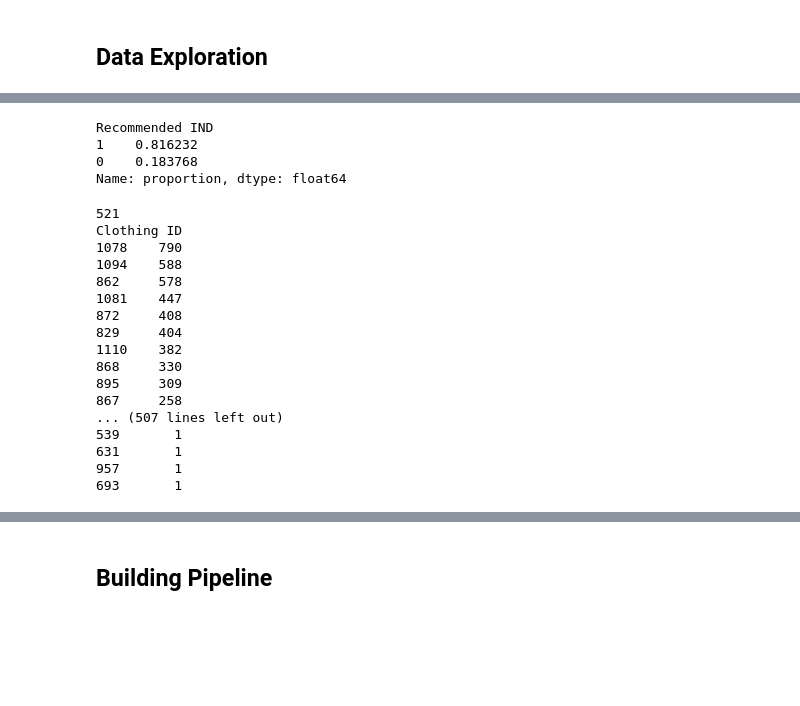
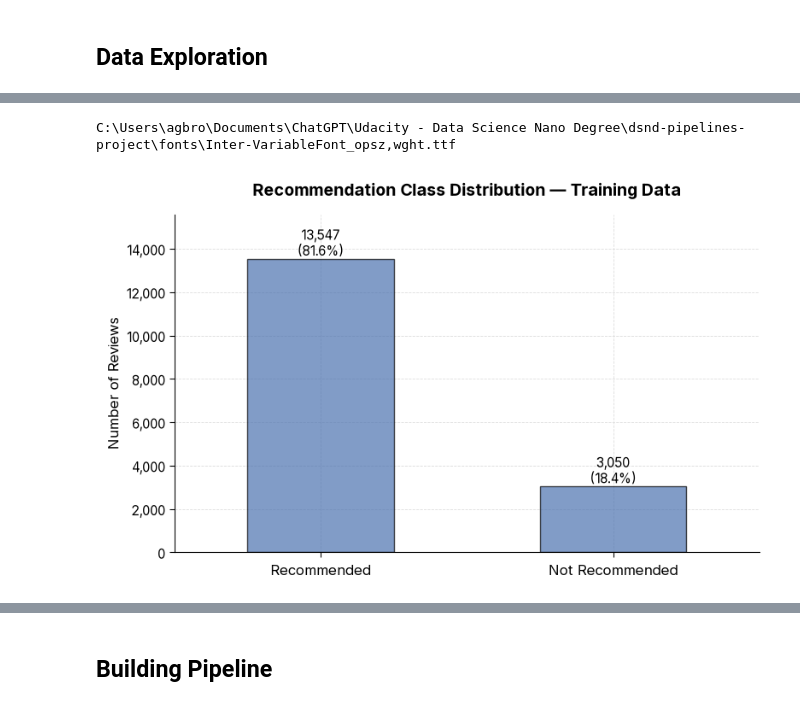
Before and after one commit to groundhog-21/dsnd-pipelines-project, a Jupyter notebook: starter/starter.ipynb, the cells around one changed output, grey strips where cells are left out. Cells and saved outputs as stored; diff of their text form; code cells hidden in the pictures; blank space fills up the shorter version.

Commit message:
Added charts to notebook

```diff
--- a/starter/starter.ipynb
+++ b/starter/starter.ipynb
@@ -128,32 +114,37 @@ print(bin_edges)
-# %%
-# y_train is imbalanced, so stratify y in train / test split
-
-y_train.value_counts(normalize=True)
-# %% [output]
-Recommended IND
-1    0.816232
-0    0.183768
-Name: proportion, dtype: float64
-# %%
-# Clothing ID unique values and distribution
-
-print(X_train['Clothing ID'].nunique())
-print(X_train['Clothing ID'].value_counts().to_string())
-# %% [output]
-521
-Clothing ID
-1078    790
-1094    588
-862     578
-1081    447
-872     408
-829     404
-1110    382
-868     330
-895     309
-867     258
-... (507 lines left out)
-539       1
-631       1
-957       1
-693       1
+# %%
+import matplotlib.pyplot as plt
+import matplotlib.ticker as ticker
+from matplotlib import font_manager
+
+font_files = font_manager.findSystemFonts(fontpaths=['../fonts'])
+
+for font_file in font_files:
+    font_manager.fontManager.addfont(font_file)
+
+plt.style.use('my_charts.mplstyle')
+# %%
+print(font_manager.findfont('Inter', fallback_to_default=False))
+# %% [output]
+C:\Users\agbro\Documents\ChatGPT\Udacity - Data Science Nano Degree\dsnd-pipelines-project\fonts\Inter-VariableFont_opsz,wght.ttf
+# %%
+# Check to see if y_train is balanced
+
+counts = y_train.value_counts()
+percentages = y_train.value_counts(normalize=True).mul(100)
+
+ax = counts.plot(kind="bar", alpha=0.7)
+
+labels = [f"{c:,}\n({p:.1f}%)" for c, p in zip(counts, percentages)]
+
+ax.yaxis.set_major_formatter(ticker.StrMethodFormatter('{x:,.0f}'))
+ax.set_ylim(top=max(counts) * 1.15)
+ax.bar_label(ax.containers[0], labels=labels)
+
+plt.xlabel('')
+plt.xticks([0, 1], ['Recommended', 'Not Recommended'], rotation=0)
+plt.ylabel("Number of Reviews")
+plt.title("Recommendation Class Distribution — Training Data")
+
+plt.show()
+# %% [output]
+[figure, added]
```
Also changed, not shown: parts of 19 cells of this notebook, 7 other files.
